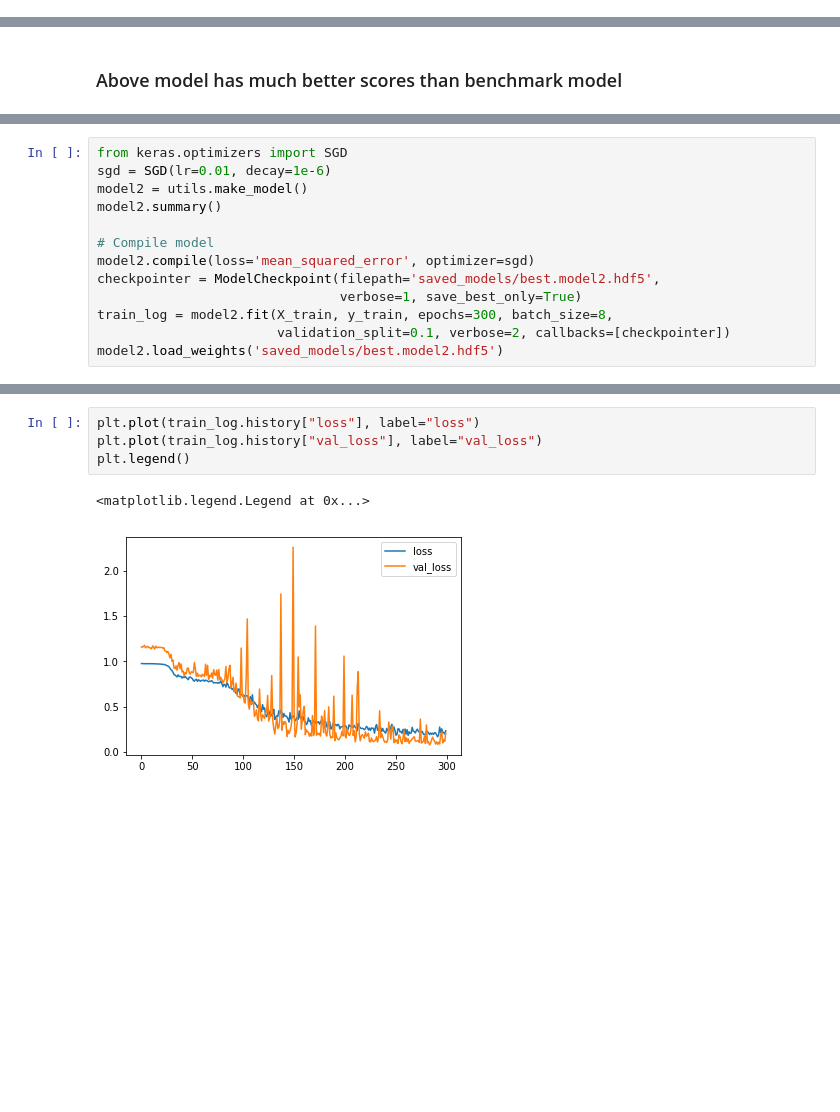
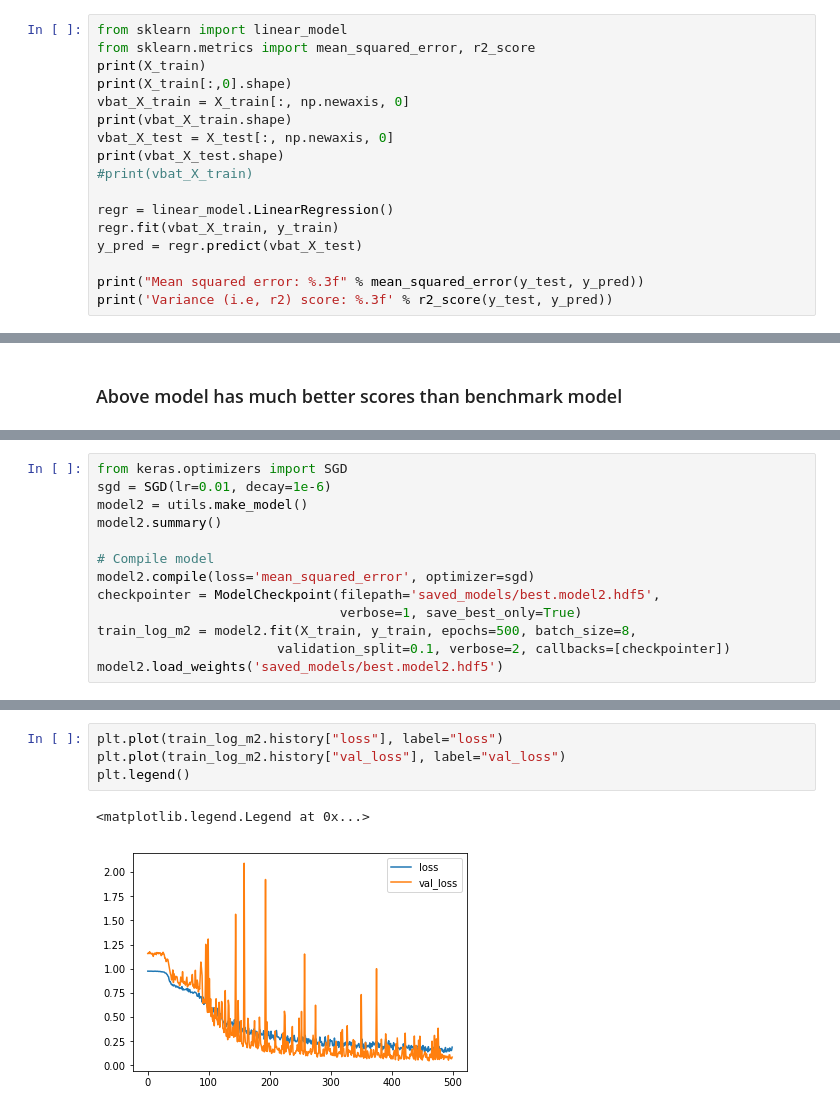
Before and after one commit to vharavu/mlnd-capstone, a Jupyter notebook: battSoC.ipynb, the cells around one changed output, grey strips where cells are left out. Saved outputs shown, nothing was run; the diff lists cells and outputs as text; blank space fills up the shorter version.

Commit message:
fine tuned models; added material to report.

```diff
--- a/battSoC.ipynb
+++ b/battSoC.ipynb
@@ -286,0 +270,17 @@ print('Variance (i.e, r2) score: %.3f' % r2_score(y_test, y_pred))
+# %%
+from sklearn import linear_model
+from sklearn.metrics import mean_squared_error, r2_score
+print(X_train)
+print(X_train[:,0].shape)
+vbat_X_train = X_train[:, np.newaxis, 0]
+print(vbat_X_train.shape)
+vbat_X_test = X_test[:, np.newaxis, 0]
+print(vbat_X_test.shape)
+#print(vbat_X_train)
+
+regr = linear_model.LinearRegression()
+regr.fit(vbat_X_train, y_train)
+y_pred = regr.predict(vbat_X_test)
+
+print("Mean squared error: %.3f" % mean_squared_error(y_test, y_pred))
+print('Variance (i.e, r2) score: %.3f' % r2_score(y_test, y_pred))
@@ -377,7 +390,7 @@ model2.summary()
 model2.compile(loss='mean_squared_error', optimizer=sgd)
 checkpointer = ModelCheckpoint(filepath='saved_models/best.model2.hdf5',
                                verbose=1, save_best_only=True)
-train_log = model2.fit(X_train, y_train, epochs=300, batch_size=8,
+train_log_m2 = model2.fit(X_train, y_train, epochs=500, batch_size=8,
                        validation_split=0.1, verbose=2, callbacks=[checkpointer])
 model2.load_weights('saved_models/best.model2.hdf5')
 # %% [output]
@@ -401,10 +414,10 @@ Epoch 00299: val_loss did not improve
 # %%
-plt.plot(train_log.history["loss"], label="loss")
-plt.plot(train_log.history["val_loss"], label="val_loss")
+plt.plot(train_log_m2.history["loss"], label="loss")
+plt.plot(train_log_m2.history["val_loss"], label="val_loss")
 plt.legend()
 # %% [output]
 <matplotlib.legend.Legend at 0x...>
-[figure, old version]
+[figure, new version]
 # %%
 y_pred = model2.predict(X_test)
 print("Mean squared error: %.3f" % mean_squared_error(y_test, y_pred))
```
Also changed, not shown: parts of 16 cells of this notebook, 2 other files.
